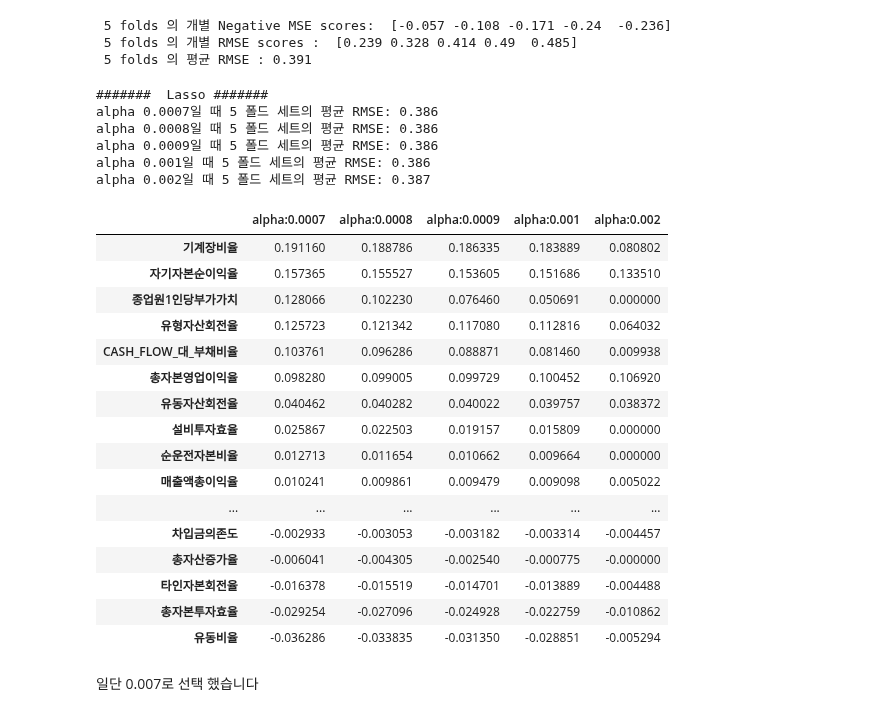
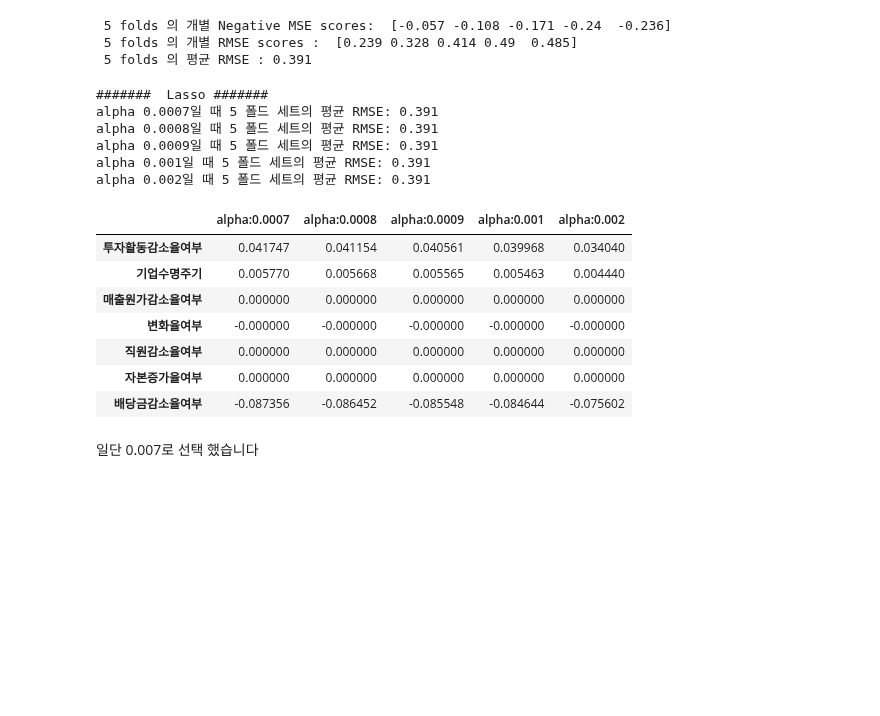
Before and after one commit to Penta-Audit-Technology/jh, a Jupyter notebook: main/featureselction.ipynb, the cells around one changed output. Drawn from its saved outputs; the diff is of its cells as text; code cells hidden in the pictures; blank space fills up the shorter version.

```diff
--- a/main/featureselction.ipynb
+++ b/main/featureselction.ipynb
@@ -589,7 +609,7 @@ mask = np.triu(np.ones_like(ss_sc3_corr, dtype=np.bool))
 # %%
 ss_sc3 = ss_sc3.drop(['매출액영업이익률','총자본순이익률','자기자본회전율','당좌비율','현금비율','자기자본구성비율',
                       '유동자산구성비율','유동부채비율','타인자본구성비율','재고자산_대_순운전자본비율',
-                      '부가가치율','유형자산증가율','매입채무회전율','CASH_FLOW_대_차입금비율','노동장비율'],axis=1)
+                      '부가가치율','유형자산증가율'],axis=1)
 # %%
 from statsmodels.stats.outliers_influence import variance_inflation_factor
 
@@ -634,7 +776,7 @@ import statsmodels.api as sm
 
 # target은 종속변수, feature는 독립변수와 같다.
 target = y
-feature = ss_sc3
+feature = x
 
 # 상수항을 더해줘서 회귀식을 더 잘 적합할 수 있도록 만들어 준다.
 feature_add = sm.add_constant(feature, has_constant='add')
@@ -932,7 +1067,7 @@ from sklearn.model_selection import cross_val_score
 %matplotlib inline
 
 ridge = Lasso(alpha = 100)
-neg_mse_scores = cross_val_score(ridge, ss_sc3, y, scoring="neg_mean_squared_error", cv = 5)
+neg_mse_scores = cross_val_score(ridge, x, y, scoring="neg_mean_squared_error", cv = 5)
 rmse_scores  = np.sqrt(-1 * neg_mse_scores)
 avg_rmse = np.mean(rmse_scores)
 print(' 5 folds 의 개별 Negative MSE scores: ', np.round(neg_mse_scores, 3))
@@ -952,55 +1087,46 @@ def get_linear_reg_eval(model_name, params=None, X_data_n=None, y_target_n=None,
     coeff_df = pd.DataFrame()
     if verbose : print('####### ', model_name , '#######')
     for param in params:
         if model_name =='Ridge': model = Ridge(alpha=param)
         elif model_name =='Lasso': model = Lasso(alpha=param)
         elif model_name =='ElasticNet': model = ElasticNet(alpha=param, l1_ratio=0.7)
         neg_mse_scores = cross_val_score(model, X_data_n,
                                              y_target_n, scoring="neg_mean_squared_error", cv = 5)
         avg_rmse = np.mean(np.sqrt(-1 * neg_mse_scores))
         print('alpha {0}일 때 5 폴드 세트의 평균 RMSE: {1:.3f} '.format(param, avg_rmse))
         # cross_val_score는 evaluation metric만 반환하므로 모델을 다시 학습하여 회귀 계수 추출
 
         model.fit(X_data_n , y_target_n)
         if return_coeff:
             # alpha에 따른 피처별 회귀 계수를 Series로 변환하고 이를 DataFrame의 컬럼으로 추가.
             coeff = pd.Series(data=model.coef_ , index=X_data_n.columns )
             colname='alpha:'+str(param)
             coeff_df[colname] = coeff
 
     return coeff_df
 
 # 라쏘에 사용될 alpha 파라미터의 값들을 정의하고 get_linear_reg_eval() 함수 호출
 lasso_alphas = [0.0007,0.0008,0.0009,0.001,0.002]
-coeff_lasso_df =get_linear_reg_eval('Lasso', params=lasso_alphas, X_data_n=ss_sc3, y_target_n=y)
+coeff_lasso_df =get_linear_reg_eval('Lasso', params=lasso_alphas, X_data_n=x, y_target_n=y)
 
 # 반환된 coeff_lasso_df를 첫번째 컬럼순으로 내림차순 정렬하여 회귀계수 DataFrame출력
 sort_column = 'alpha:'+str(lasso_alphas[0])
 coeff_lasso_df.sort_values(by=sort_column, ascending=False)
 # %% [output]
 #######  Lasso #######
-alpha 0.0007일 때 5 폴드 세트의 평균 RMSE: 0.386
-alpha 0.0008일 때 5 폴드 세트의 평균 RMSE: 0.386
-alpha 0.0009일 때 5 폴드 세트의 평균 RMSE: 0.386
-alpha 0.001일 때 5 폴드 세트의 평균 RMSE: 0.386
-alpha 0.002일 때 5 폴드 세트의 평균 RMSE: 0.387
+alpha 0.0007일 때 5 폴드 세트의 평균 RMSE: 0.391
+alpha 0.0008일 때 5 폴드 세트의 평균 RMSE: 0.391
+alpha 0.0009일 때 5 폴드 세트의 평균 RMSE: 0.391
+alpha 0.001일 때 5 폴드 세트의 평균 RMSE: 0.391
+alpha 0.002일 때 5 폴드 세트의 평균 RMSE: 0.391
 |  | alpha:0.0007 | alpha:0.0008 | alpha:0.0009 | alpha:0.001 | alpha:0.002 |
-| 기계장비율 | 0.191160 | 0.188786 | 0.186335 | 0.183889 | 0.080802 |
-| 자기자본순이익율 | 0.157365 | 0.155527 | 0.153605 | 0.151686 | 0.133510 |
-| 종업원1인당부가가치 | 0.128066 | 0.102230 | 0.076460 | 0.050691 | 0.000000 |
-| 유형자산회전율 | 0.125723 | 0.121342 | 0.117080 | 0.112816 | 0.064032 |
-| CASH_FLOW_대_부채비율 | 0.103761 | 0.096286 | 0.088871 | 0.081460 | 0.009938 |
-| 총자본영업이익율 | 0.098280 | 0.099005 | 0.099729 | 0.100452 | 0.106920 |
-| 유동자산회전율 | 0.040462 | 0.040282 | 0.040022 | 0.039757 | 0.038372 |
-| 설비투자효율 | 0.025867 | 0.022503 | 0.019157 | 0.015809 | 0.000000 |
-| 순운전자본비율 | 0.012713 | 0.011654 | 0.010662 | 0.009664 | 0.000000 |
-| 매출액총이익율 | 0.010241 | 0.009861 | 0.009479 | 0.009098 | 0.005022 |
-| ... | ... | ... | ... | ... | ... |
-| 차입금의존도 | -0.002933 | -0.003053 | -0.003182 | -0.003314 | -0.004457 |
-| 총자산증가율 | -0.006041 | -0.004305 | -0.002540 | -0.000775 | -0.000000 |
-| 타인자본회전율 | -0.016378 | -0.015519 | -0.014701 | -0.013889 | -0.004488 |
-| 총자본투자효율 | -0.029254 | -0.027096 | -0.024928 | -0.022759 | -0.010862 |
-| 유동비율 | -0.036286 | -0.033835 | -0.031350 | -0.028851 | -0.005294 |
+| 투자활동감소율여부 | 0.041747 | 0.041154 | 0.040561 | 0.039968 | 0.034040 |
+| 기업수명주기 | 0.005770 | 0.005668 | 0.005565 | 0.005463 | 0.004440 |
+| 매출원가감소율여부 | 0.000000 | 0.000000 | 0.000000 | 0.000000 | 0.000000 |
+| 변화율여부 | -0.000000 | -0.000000 | -0.000000 | -0.000000 | -0.000000 |
+| 직원감소율여부 | 0.000000 | 0.000000 | 0.000000 | 0.000000 | 0.000000 |
+| 자본증가율여부 | 0.000000 | 0.000000 | 0.000000 | 0.000000 | 0.000000 |
+| 배당금감소율여부 | -0.087356 | -0.086452 | -0.085548 | -0.084644 | -0.075602 |
 # %% [markdown]
 일단 0.007로 선택 했습니다
 # %%
```
Also changed, not shown: parts of 14 cells of this notebook, 5 other files.
